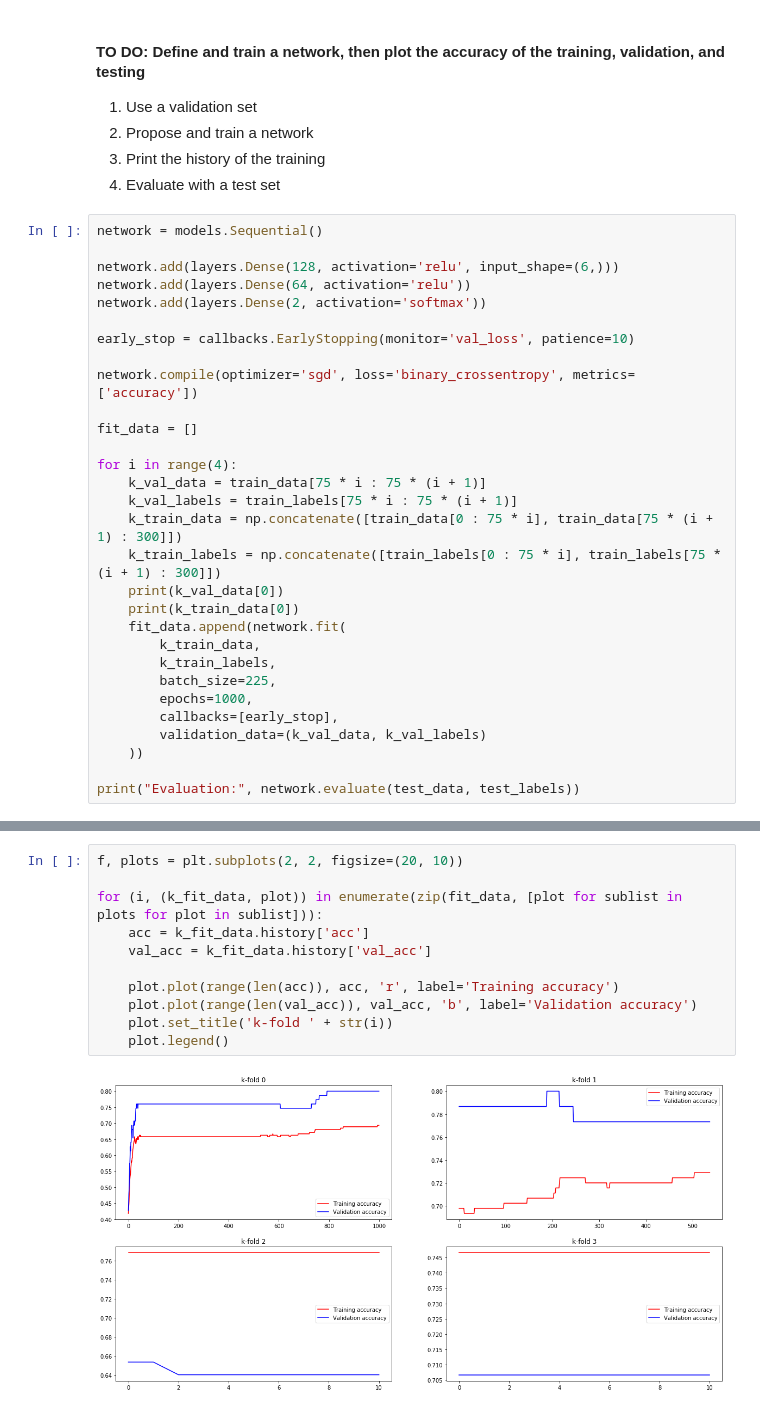
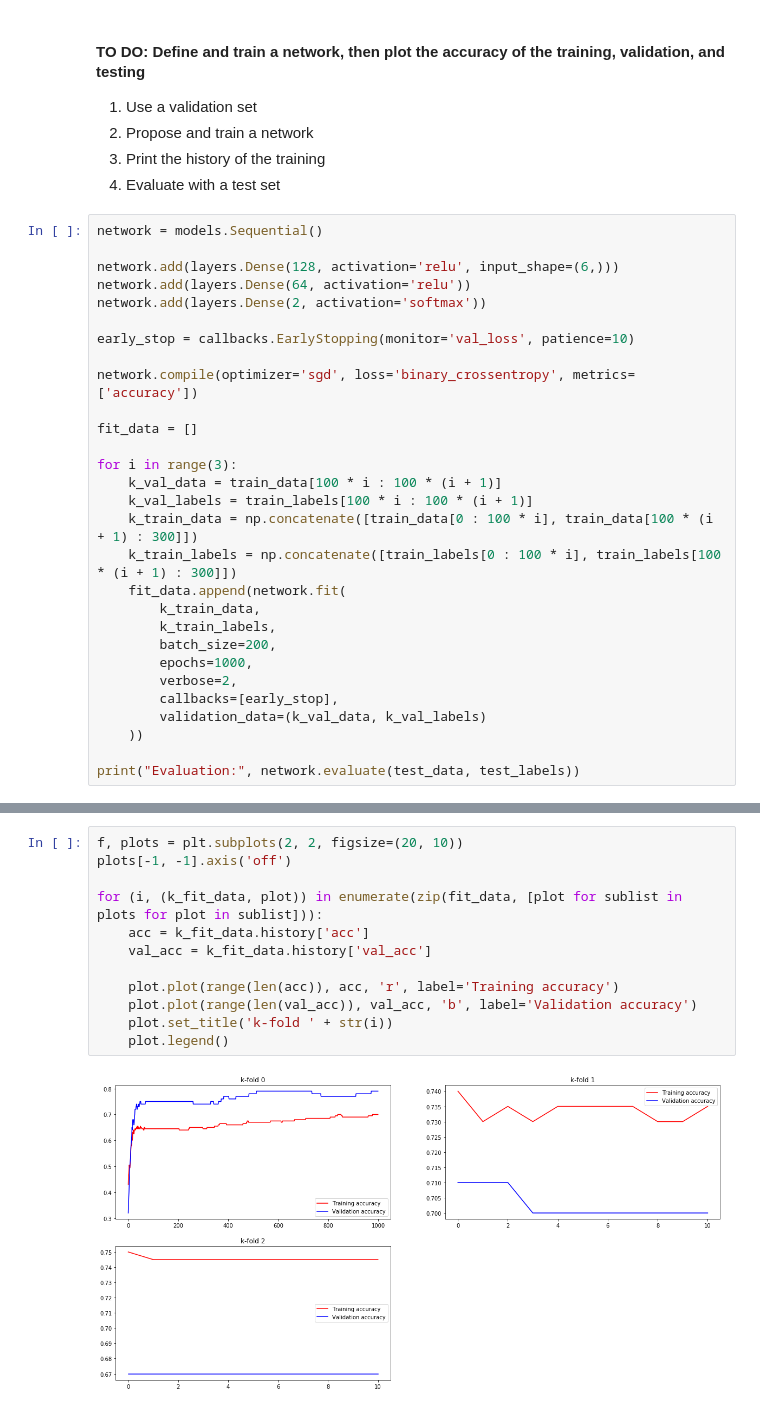
Before and after one commit to DeepLearningVision-2019/a4-keras-classification-ludoviccyril, a Jupyter notebook: Keras_assignment.ipynb, the cells around one changed output, grey strips where cells are left out. Drawn from its saved outputs; the diff is of its cells as text.

```diff
--- a/Keras_assignment.ipynb
+++ b/Keras_assignment.ipynb
@@ -404,18 +404,17 @@ network.compile(optimizer='sgd', loss='binary_crossentropy', metrics=['accuracy'
 
 fit_data = []
 
-for i in range(4):
-    k_val_data = train_data[75 * i : 75 * (i + 1)]
-    k_val_labels = train_labels[75 * i : 75 * (i + 1)]
-    k_train_data = np.concatenate([train_data[0 : 75 * i], train_data[75 * (i + 1) : 300]])
-    k_train_labels = np.concatenate([train_labels[0 : 75 * i], train_labels[75 * (i + 1) : 300]])
-    print(k_val_data[0])
-    print(k_train_data[0])
+for i in range(3):
+    k_val_data = train_data[100 * i : 100 * (i + 1)]
+    k_val_labels = train_labels[100 * i : 100 * (i + 1)]
+    k_train_data = np.concatenate([train_data[0 : 100 * i], train_data[100 * (i + 1) : 300]])
+    k_train_labels = np.concatenate([train_labels[0 : 100 * i], train_labels[100 * (i + 1) : 300]])
     fit_data.append(network.fit(
         k_train_data,
         k_train_labels,
-        batch_size=225,
+        batch_size=200,
         epochs=1000,
+        verbose=2,
         callbacks=[early_stop],
         validation_data=(k_val_data, k_val_labels)
     ))
@@ -455,13 +459,14 @@ for (i, (k_fit_data, plot)) in enumerate(zip(fit_data, [plot for sublist in plot
 # %%
 f, plots = plt.subplots(2, 2, figsize=(20, 10))
+plots[-1, -1].axis('off')
 
 for (i, (k_fit_data, plot)) in enumerate(zip(fit_data, [plot for sublist in plots for plot in sublist])):
     acc = k_fit_data.history['acc']
     val_acc = k_fit_data.history['val_acc']
 
     plot.plot(range(len(acc)), acc, 'r', label='Training accuracy')
     plot.plot(range(len(val_acc)), val_acc, 'b', label='Validation accuracy')
     plot.set_title('k-fold ' + str(i))
     plot.legend()
 # %% [output]
-[figure, old version]
+[figure, new version]
```
Also changed, not shown: parts of 2 cells of this notebook.
